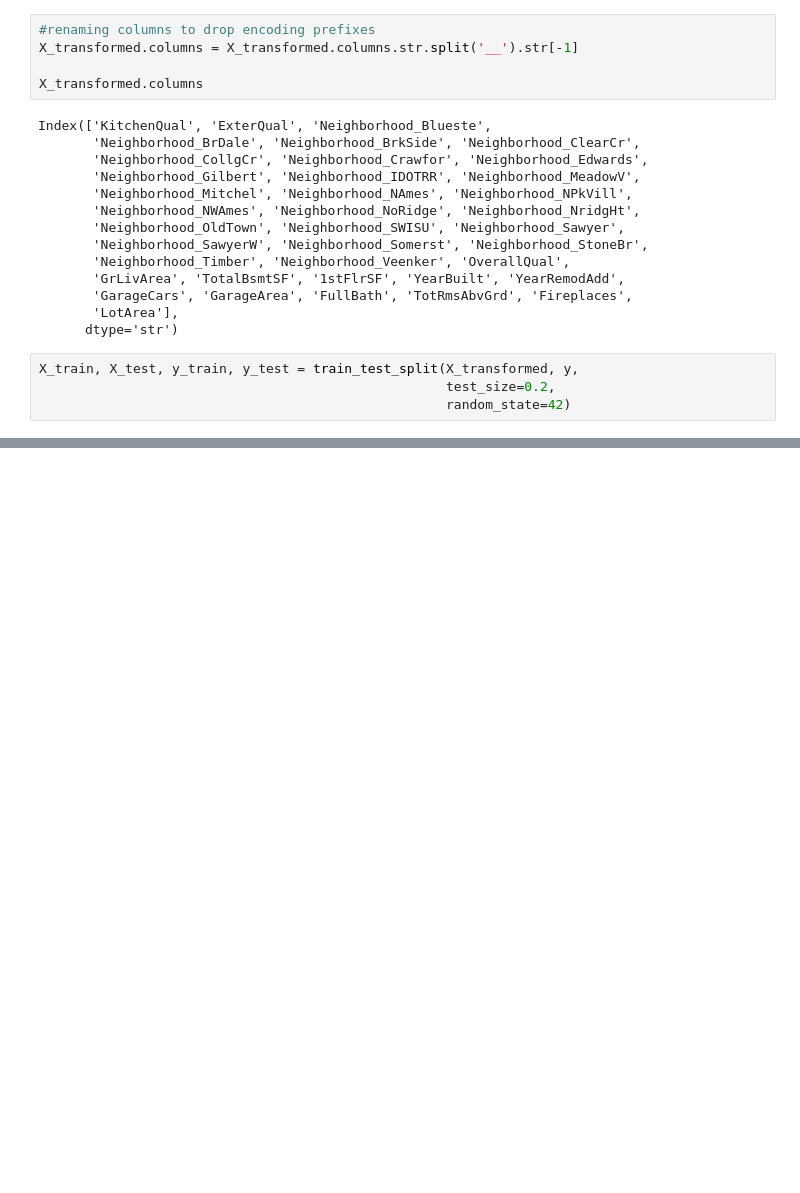
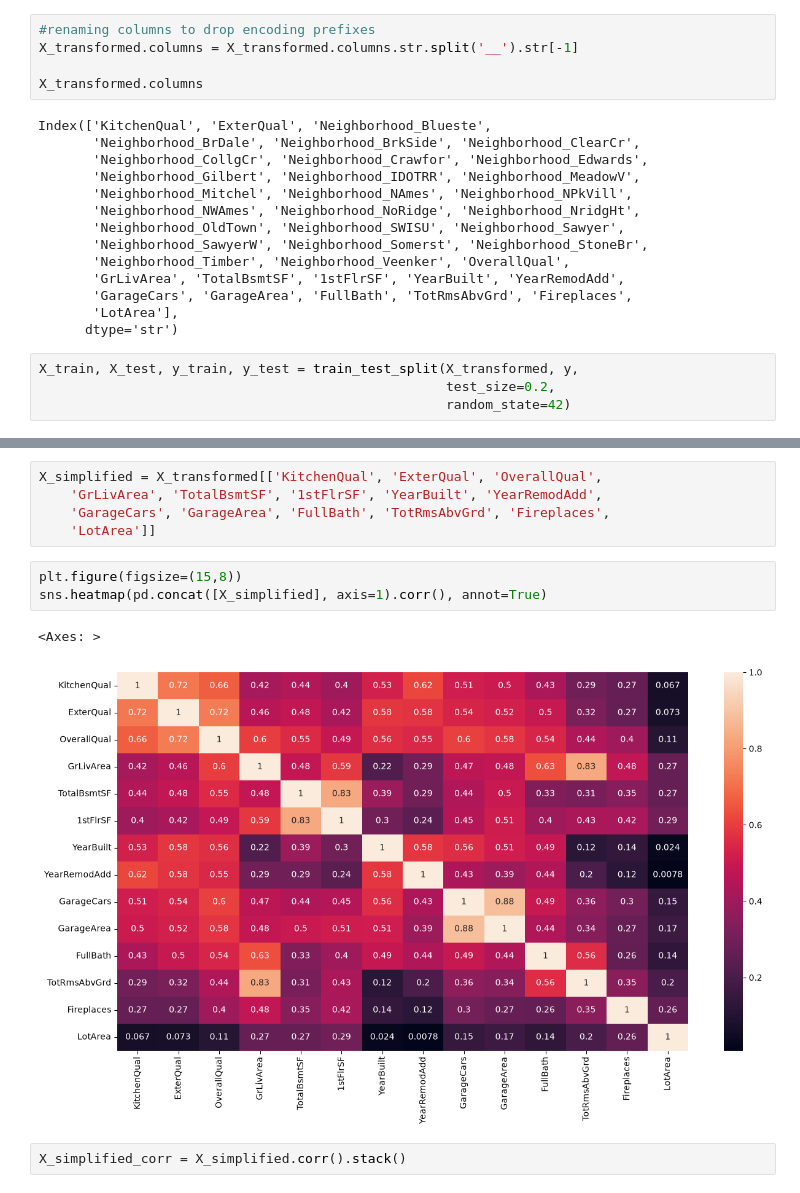
Before and after one commit to Binardino/ML---Real-Estate-Price-Prediction, a Jupyter notebook: notebook.ipynb, the cells around one changed output, grey strips where cells are left out. Drawn from its saved outputs; the diff is of its cells as text; blank space fills up the shorter version.

```diff
--- a/notebook.ipynb
+++ b/notebook.ipynb
@@ -499,0 +541,13 @@ X_train, X_test, y_train, y_test = train_test_split(X_transformed, y,
+# %%
+X_simplified = X_transformed[['KitchenQual', 'ExterQual', 'OverallQual',
+    'GrLivArea', 'TotalBsmtSF', '1stFlrSF', 'YearBuilt', 'YearRemodAdd',
+    'GarageCars', 'GarageArea', 'FullBath', 'TotRmsAbvGrd', 'Fireplaces',
+    'LotArea']]
+# %%
+plt.figure(figsize=(15,8))
+sns.heatmap(pd.concat([X_simplified], axis=1).corr(), annot=True)
+# %% [output]
+<Axes: >
+[figure, added]
+# %%
+X_simplified_corr = X_simplified.corr().stack()
```
Also changed, not shown: parts of 8 cells of this notebook.
